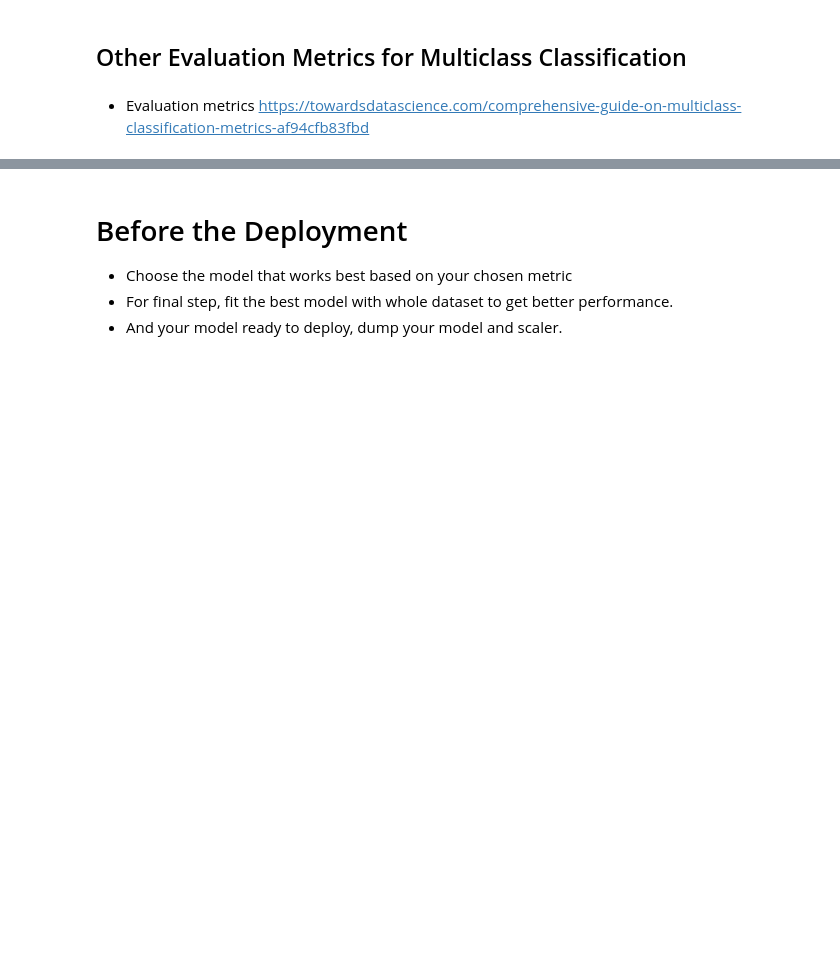
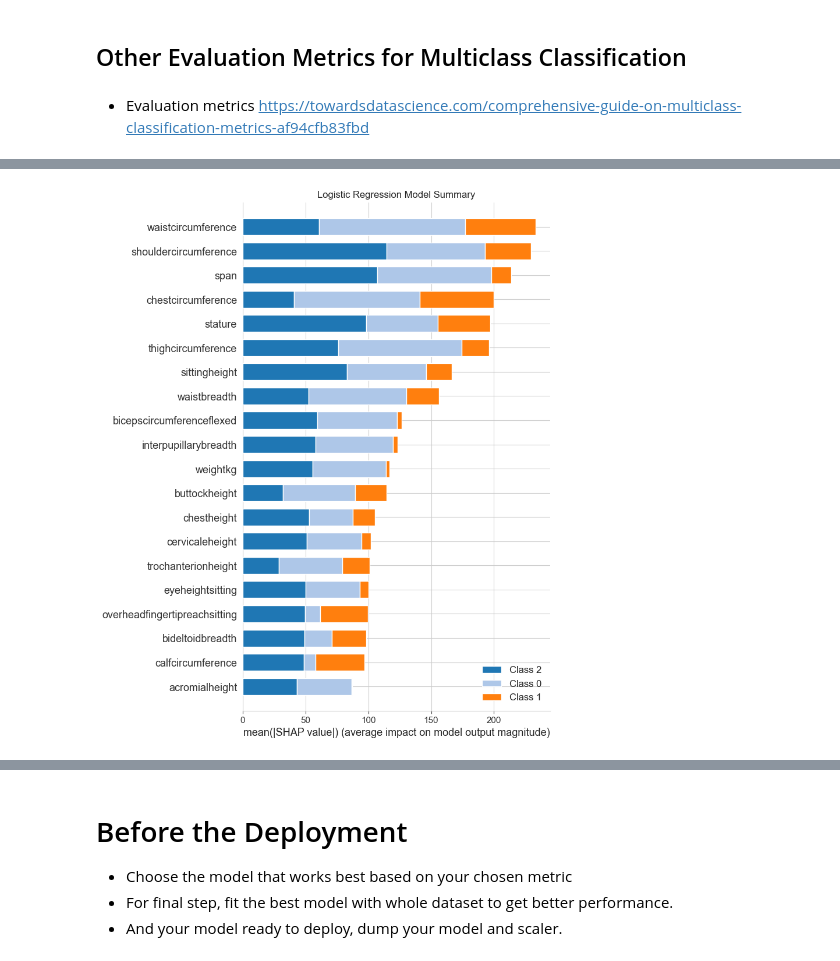
Before and after one commit to 0xArwa/soldier-race-prediction, a Jupyter notebook: Race Prediction/soldier_race_project_students.ipynb, the cells around one changed output, grey strips where cells are left out. Drawn from its saved outputs; the diff is of its cells as text; code cells hidden in the pictures; blank space fills up the shorter version.

```diff
--- a/Race Prediction/soldier_race_project_students.ipynb
+++ b/Race Prediction/soldier_race_project_students.ipynb
@@ -710,0 +1054,12 @@ df_scores.mean()[2:]
+# %%
+xgb_param_grid = {'xgbclassifier__n_estimators': [20,40,60,80],
+                  'xgbclassifier__max_depth': [2, 3, 4, 5],
+                  }
+# %%
+xgb_model_grid = GridSearchCV(xgb_pipe,
+                             xgb_param_grid,
+                             scoring=recall_hespanic,
+                             cv=10,
+                             n_jobs=-1,
+                             return_train_score=True)
+xgb_model_grid.fit(X_train, y_train_encoded)
@@ -728,2 +1135,5 @@ from imblearn.pipeline import Pipeline
+# %%
+oversampling = SMOTE( random_state = 101)
+undersampling = RandomUnderSampler(sampling_strategy = 'not majority',random_state = 101)
 # %% [markdown]
 ## Logistic Regression Over/ Under Sampling
@@ -729,0 +1142,9 @@ from imblearn.pipeline import Pipeline
+# %%
+tuned_lr = LogisticRegression(C=1, class_weight={'Black': 2, 'Hispanic': 3.5, 'White': 1}, solver='newton-cg')
+
+steps = [('transformer', column_trans), ('under', undersampling) ,('scaler', sc),
+            ('Tuned logistic Regression', tuned_lr)]
+
+pipe_oversampling = impip(steps=steps)
+
+pipe_oversampling.fit(X_train, y_train)
@@ -746,0 +1250,13 @@ cohen_kappa_score(y_test, y_pred)
+# %%
+transformed_x = column_trans.fit_transform(X_train)
+
+explainer = shap.Explainer(
+    lr_pipe.named_steps.logisticregression, transformed_x)
+shap_values = explainer.shap_values(transformed_x)
+
+shap.summary_plot(shap_values, transformed_x, show=False,
+                  color=plt.get_cmap('tab20'))
+plt.title('Logistic Regression Model Summary')
+plt.show()
+# %% [output]
+[figure, added]
```
Also changed, not shown: parts of 75 cells of this notebook.
